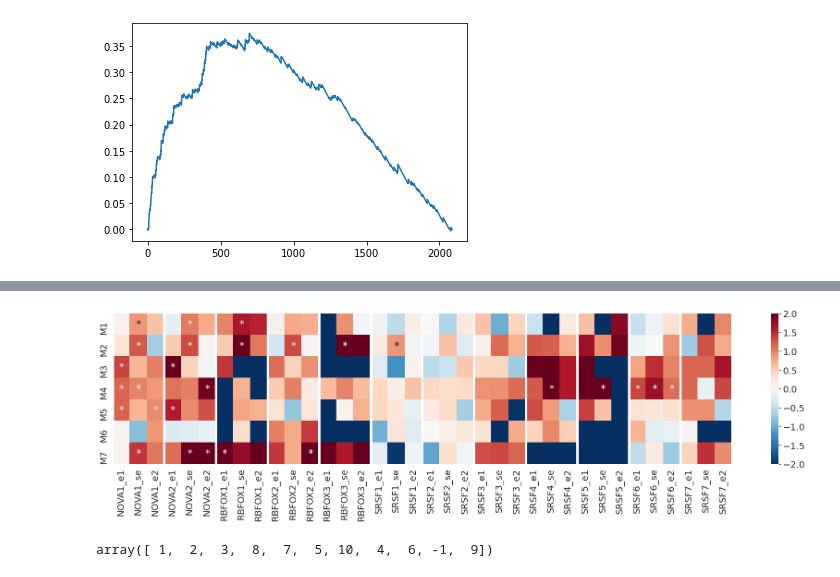
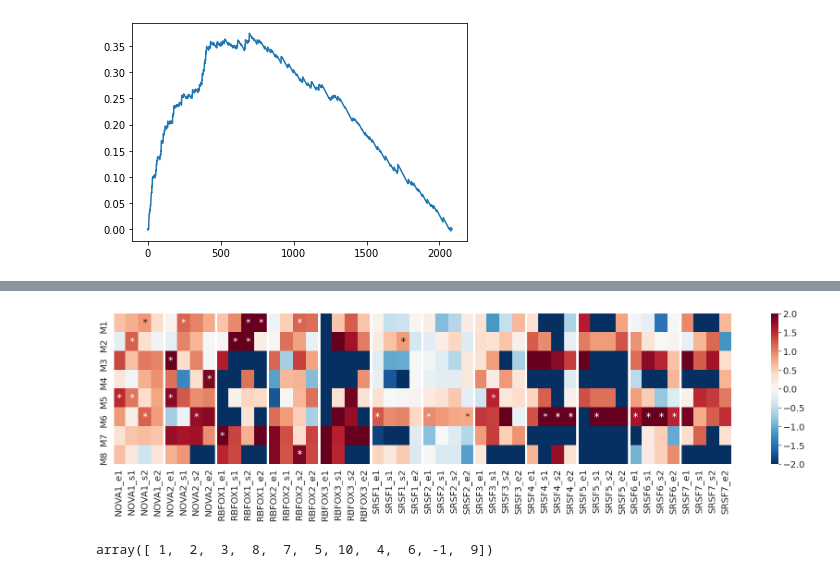
Before and after one commit to lareaulab/analysis_psix, a Jupyter notebook: mouse_brain_development/mouse_brain_regulation.ipynb, the cells around one changed output, grey strips where cells are left out. Drawn from its saved outputs; the diff is of its cells as text; code cells hidden in the pictures.

```diff
--- a/mouse_brain_development/mouse_brain_regulation.ipynb
+++ b/mouse_brain_development/mouse_brain_regulation.ipynb
@@ -231,54 +256,66 @@ plt.show()
 # %%
 mouse_clip_families = pd.DataFrame()
 mouse_clip_families['NOVA1_e1'] = np.array(mouse_clip_peaks.loc[e1_exons, 'NOVA1'])
-mouse_clip_families['NOVA1_se'] = np.array(mouse_clip_peaks.loc[se_exons, 'NOVA1'])
+mouse_clip_families['NOVA1_s1'] = np.array(mouse_clip_peaks.loc[s1_exons, 'NOVA1'])
+mouse_clip_families['NOVA1_s2'] = np.array(mouse_clip_peaks.loc[s2_exons, 'NOVA1'])
 mouse_clip_families['NOVA1_e2'] = np.array(mouse_clip_peaks.loc[e2_exons, 'NOVA1'])
 
 mouse_clip_families['NOVA2_e1'] = np.array(mouse_clip_peaks.loc[e1_exons, 'NOVA2'])
-mouse_clip_families['NOVA2_se'] = np.array(mouse_clip_peaks.loc[se_exons, 'NOVA2'])
+mouse_clip_families['NOVA2_s1'] = np.array(mouse_clip_peaks.loc[s1_exons, 'NOVA2'])
+mouse_clip_families['NOVA2_s2'] = np.array(mouse_clip_peaks.loc[s2_exons, 'NOVA2'])
 mouse_clip_families['NOVA2_e2'] = np.array(mouse_clip_peaks.loc[e2_exons, 'NOVA2'])
 
 mouse_clip_families['RBFOX1_e1'] = np.array(mouse_clip_peaks.loc[e1_exons, 'RBFOX1'])
-mouse_clip_families['RBFOX1_se'] = np.array(mouse_clip_peaks.loc[se_exons, 'RBFOX1'])
+mouse_clip_families['RBFOX1_s1'] = np.array(mouse_clip_peaks.loc[s1_exons, 'RBFOX1'])
+mouse_clip_families['RBFOX1_s2'] = np.array(mouse_clip_peaks.loc[s2_exons, 'RBFOX1'])
 mouse_clip_families['RBFOX1_e2'] = np.array(mouse_clip_peaks.loc[e2_exons, 'RBFOX1'])
 
 mouse_clip_families['RBFOX2_e1'] = np.array(mouse_clip_peaks.loc[e1_exons, 'RBFOX2'])
-mouse_clip_families['RBFOX2_se'] = np.array(mouse_clip_peaks.loc[se_exons, 'RBFOX2'])
+mouse_clip_families['RBFOX2_s1'] = np.array(mouse_clip_peaks.loc[s1_exons, 'RBFOX2'])
+mouse_clip_families['RBFOX2_s2'] = np.array(mouse_clip_peaks.loc[s2_exons, 'RBFOX2'])
 mouse_clip_families['RBFOX2_e2'] = np.array(mouse_clip_peaks.loc[e2_exons, 'RBFOX2'])
 
 mouse_clip_families['RBFOX3_e1'] = np.array(mouse_clip_peaks.loc[e1_exons, 'RBFOX3'])
-mouse_clip_families['RBFOX3_se'] = np.array(mouse_clip_peaks.loc[se_exons, 'RBFOX3'])
+mouse_clip_families['RBFOX3_s1'] = np.array(mouse_clip_peaks.loc[s1_exons, 'RBFOX3'])
+mouse_clip_families['RBFOX3_s2'] = np.array(mouse_clip_peaks.loc[s2_exons, 'RBFOX3'])
 mouse_clip_families['RBFOX3_e2'] = np.array(mouse_clip_peaks.loc[e2_exons, 'RBFOX3'])
 
 mouse_clip_families['SRSF1_e1'] = np.array(mouse_clip_peaks.loc[e1_exons, 'SRSF1'])
-mouse_clip_families['SRSF1_se'] = np.array(mouse_clip_peaks.loc[se_exons, 'SRSF1'])
+mouse_clip_families['SRSF1_s1'] = np.array(mouse_clip_peaks.loc[s1_exons, 'SRSF1'])
+mouse_clip_families['SRSF1_s2'] = np.array(mouse_clip_peaks.loc[s2_exons, 'SRSF1'])
 mouse_clip_families['SRSF1_e2'] = np.array(mouse_clip_peaks.loc[e2_exons, 'SRSF1'])
 
 mouse_clip_families['SRSF2_e1'] = np.array(mouse_clip_peaks.loc[e1_exons, 'SRSF2'])
-mouse_clip_families['SRSF2_se'] = np.array(mouse_clip_peaks.loc[se_exons, 'SRSF2'])
+mouse_clip_families['SRSF2_s1'] = np.array(mouse_clip_peaks.loc[s1_exons, 'SRSF2'])
+mouse_clip_families['SRSF2_s2'] = np.array(mouse_clip_peaks.loc[s2_exons, 'SRSF2'])
 mouse_clip_families['SRSF2_e2'] = np.array(mouse_clip_peaks.loc[e2_exons, 'SRSF2'])
 
 mouse_clip_families['SRSF3_e1'] = np.array(mouse_clip_peaks.loc[e1_exons, 'SRSF3'])
-mouse_clip_families['SRSF3_se'] = np.array(mouse_clip_peaks.loc[se_exons, 'SRSF3'])
+mouse_clip_families['SRSF3_s1'] = np.array(mouse_clip_peaks.loc[s1_exons, 'SRSF3'])
+mouse_clip_families['SRSF3_s2'] = np.array(mouse_clip_peaks.loc[s2_exons, 'SRSF3'])
 mouse_clip_families['SRSF3_e2'] = np.array(mouse_clip_peaks.loc[e2_exons, 'SRSF3'])
 
 mouse_clip_families['SRSF4_e1'] = np.array(mouse_clip_peaks.loc[e1_exons, 'SRSF4'])
-mouse_clip_families['SRSF4_se'] = np.array(mouse_clip_peaks.loc[se_exons, 'SRSF4'])
+mouse_clip_families['SRSF4_s1'] = np.array(mouse_clip_peaks.loc[s1_exons, 'SRSF4'])
+mouse_clip_families['SRSF4_s2'] = np.array(mouse_clip_peaks.loc[s2_exons, 'SRSF4'])
 mouse_clip_families['SRSF4_e2'] = np.array(mouse_clip_peaks.loc[e2_exons, 'SRSF4'])
 
 mouse_clip_families['SRSF5_e1'] = np.array(mouse_clip_peaks.loc[e1_exons, 'SRSF5'])
-mouse_clip_families['SRSF5_se'] = np.array(mouse_clip_peaks.loc[se_exons, 'SRSF5'])
+mouse_clip_families['SRSF5_s1'] = np.array(mouse_clip_peaks.loc[s1_exons, 'SRSF5'])
+mouse_clip_families['SRSF5_s2'] = np.array(mouse_clip_peaks.loc[s2_exons, 'SRSF5'])
 mouse_clip_families['SRSF5_e2'] = np.array(mouse_clip_peaks.loc[e2_exons, 'SRSF5'])
 
 mouse_clip_families['SRSF6_e1'] = np.array(mouse_clip_peaks.loc[e1_exons, 'SRSF6'])
-mouse_clip_families['SRSF6_se'] = np.array(mouse_clip_peaks.loc[se_exons, 'SRSF6'])
+mouse_clip_families['SRSF6_s1'] = np.array(mouse_clip_peaks.loc[s1_exons, 'SRSF6'])
+mouse_clip_families['SRSF6_s2'] = np.array(mouse_clip_peaks.loc[s2_exons, 'SRSF6'])
 mouse_clip_families['SRSF6_e2'] = np.array(mouse_clip_peaks.loc[e2_exons, 'SRSF6'])
 
 mouse_clip_families['SRSF7_e1'] = np.array(mouse_clip_peaks.loc[e1_exons, 'SRSF7'])
-mouse_clip_families['SRSF7_se'] = np.array(mouse_clip_peaks.loc[se_exons, 'SRSF7'])
+mouse_clip_families['SRSF7_s1'] = np.array(mouse_clip_peaks.loc[s1_exons, 'SRSF7'])
+mouse_clip_families['SRSF7_s2'] = np.array(mouse_clip_peaks.loc[s2_exons, 'SRSF7'])
 mouse_clip_families['SRSF7_e2'] = np.array(mouse_clip_peaks.loc[e2_exons, 'SRSF7'])
 
-mouse_clip_families.index = [x[:-3] for x in mouse_clip_peaks.index if (x[-3:]=='_se')]
+mouse_clip_families.index = [x[:-3] for x in mouse_clip_peaks.index if (x[-3:]=='_s1')]
 
 modules = modules.loc[modules.index & mouse_clip_families.index]
 mouse_clip_families = mouse_clip_families.loc[psix_results.index & mouse_clip_families.index]
@@ -290,46 +327,46 @@ for rbp in mouse_clip_families.columns:
     p_enrich = []
     p_deplete = []
     log_enrich = []
-    for module in range(1, 8):
+    for module in range(1, 9):
         enrichment = test_enrichment(mouse_clip_families[rbp], modules.index[(modules==module)])
         p_enrich.append(enrichment[0])
         p_deplete.append(enrichment[1])
         log_enrich.append(enrichment[2])
 
     hyper_enrichment[rbp] = log_enrich
     hyper_pval_enrich[rbp] = p_enrich
     hyper_pval_deplete[rbp] = p_deplete
 
-hyper_enrichment.index = ['M'+ str(x) for x in range(1, 8)]
-hyper_pval_enrich.index = ['M'+ str(x) for x in range(1, 8)]
-hyper_pval_deplete.index = ['M'+ str(x) for x in range(1, 8)]
+hyper_enrichment.index = ['M'+ str(x) for x in range(1, 9)]
+hyper_pval_enrich.index = ['M'+ str(x) for x in range(1, 9)]
+hyper_pval_deplete.index = ['M'+ str(x) for x in range(1, 9)]
 
 
 hyper_enrich_significance = pd.DataFrame(multipletests(np.array(hyper_pval_enrich).reshape(1,-1)[0],
-                                                       method='fdr_bh')[1].reshape(7,-7)<=0.1)
+                                                       method='fdr_bh')[1].reshape(8,-8)<=0.1)
 hyper_enrich_significance.index = hyper_pval_enrich.index
 hyper_enrich_significance.columns = hyper_pval_enrich.columns
 
 labels = hyper_enrich_significance.copy()
 for exon in hyper_enrich_significance.index:
     for rbp in hyper_enrich_significance.columns:
         if labels.loc[exon, rbp]:
             labels.loc[exon, rbp] = '*'
         else:
             labels.loc[exon, rbp] = ''
 # from statsmodels.stats.multitest import multipletests
 
 sns.set(font_scale=1.8)
 
 fig = plt.figure(figsize=(30, 6))
 ax = sns.heatmap(hyper_enrichment, cmap='RdBu_r', vmin=-2, vmax=2, annot=labels, fmt='')
-for i in range(0, hyper_enrichment.shape[1] + 1, 3):
+for i in range(0, hyper_enrichment.shape[1] + 1, 4):
     ax.axvline(i, color='white', lw=5)
 # for i in range(data.shape[1] + 1):
 #     ax.axvline(i, color='white', lw=60)
 plt.show()
 # %% [output]
-[figure, old version]
+[figure, new version]
 # %%
 modules_exons = pd.read_csv('psix_object/modules.tab.gz', sep='\t', index_col=0).Module
 modules_genes = pd.read_csv('psix_object/modules_genes.tab.gz', sep='\t', index_col=0).Module
```
Also changed, not shown: parts of 8 cells of this notebook, 31 other files.
